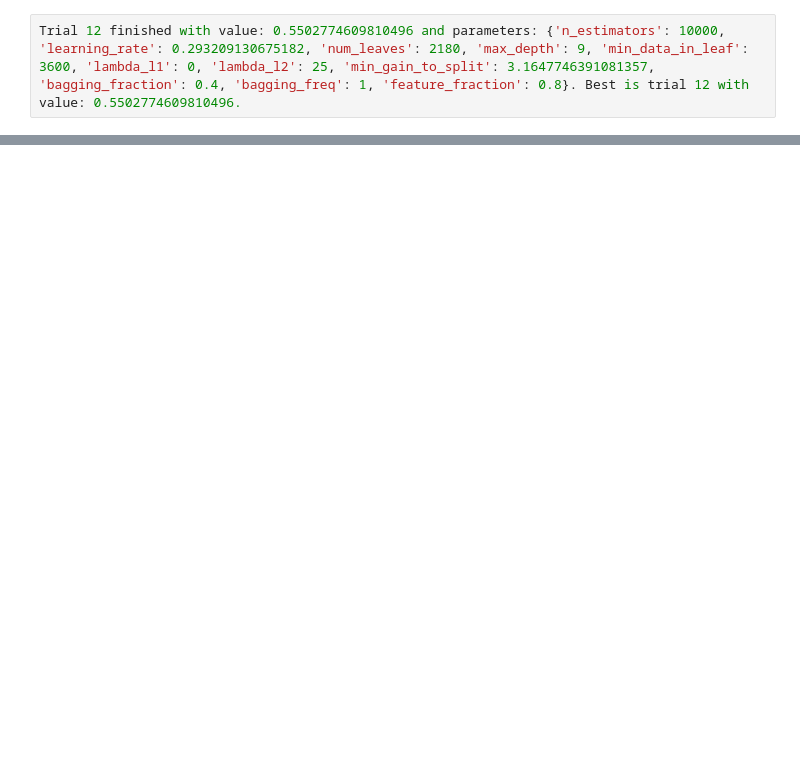
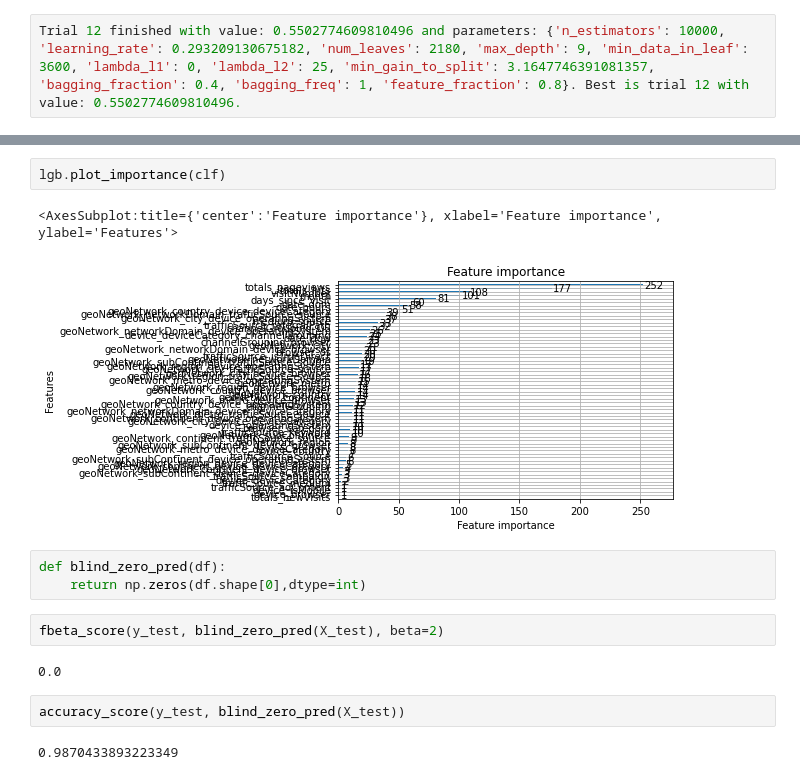
Before and after one commit to slawa-loev/GA_revenue_analytics, a Jupyter notebook: train.ipynb, the cells around one changed output, grey strips where cells are left out. Saved outputs shown, nothing was run; the diff lists cells and outputs as text; blank space fills up the shorter version.

```diff
--- a/train.ipynb
+++ b/train.ipynb
@@ -328,0 +651,16 @@ def objective(trial):
+# %%
+lgb.plot_importance(clf)
+# %% [output]
+<AxesSubplot:title={'center':'Feature importance'}, xlabel='Feature importance', ylabel='Features'>
+[figure, added]
+# %%
+def blind_zero_pred(df):
+    return np.zeros(df.shape[0],dtype=int)
+# %%
+fbeta_score(y_test, blind_zero_pred(X_test), beta=2)
+# %% [output]
+0.0
+# %%
+accuracy_score(y_test, blind_zero_pred(X_test))
+# %% [output]
+0.9870433893223349
```
Also changed, not shown: parts of 66 cells of this notebook, 1 other file.
